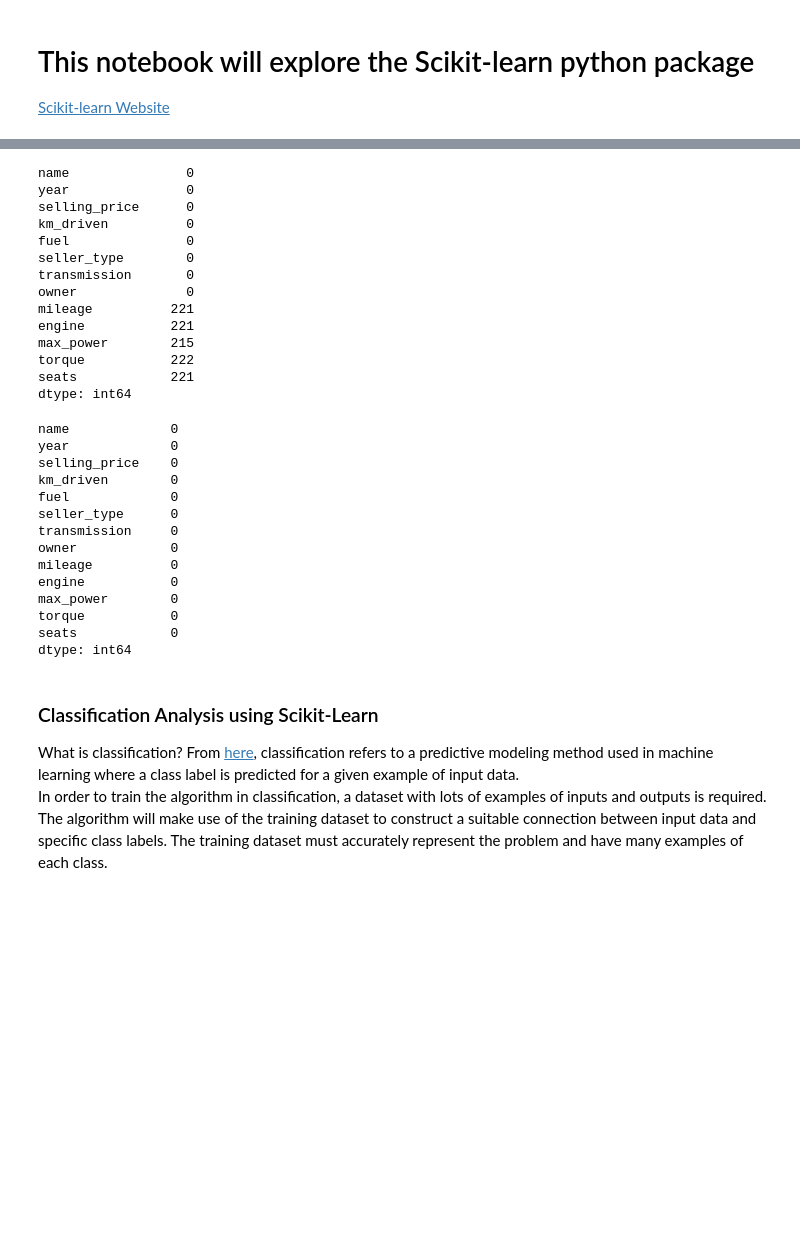
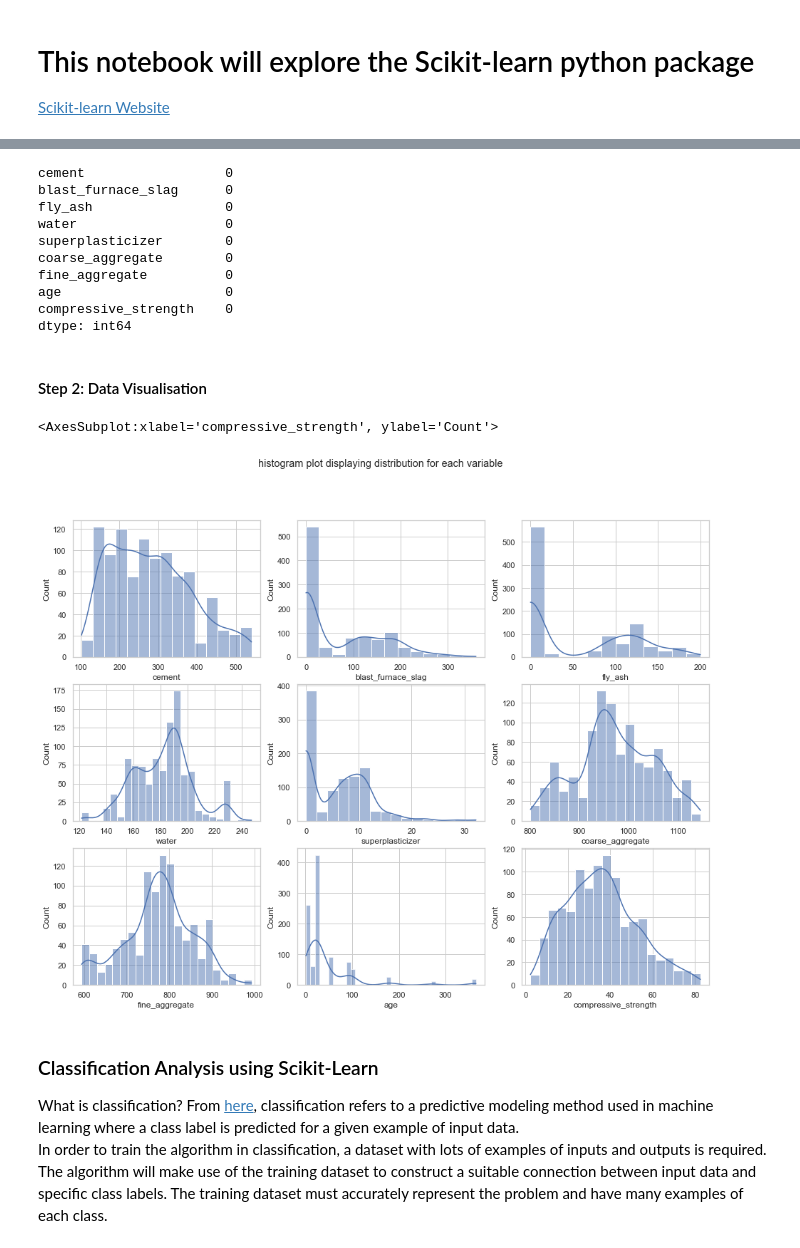
Before and after one commit to killfoley/ML-and-Stats, a Jupyter notebook: scikit-learn.ipynb, the cells around one changed output, grey strips where cells are left out. Cells and saved outputs as stored; diff of their text form; code cells hidden in the pictures; blank space fills up the shorter version.

```diff
--- a/scikit-learn.ipynb
+++ b/scikit-learn.ipynb
@@ -84,42 +103,37 @@ df_cars.describe(include='all')
 # %%
 # check for null values
-df_cars.isnull().sum()
+df_concrete.isnull().sum()
 # %% [output]
-name               0
-year               0
-selling_price      0
-km_driven          0
-fuel               0
-seller_type        0
-transmission       0
-owner              0
-mileage          221
-engine           221
-max_power        215
-torque           222
-seats            221
+cement                  0
+blast_furnace_slag      0
+fly_ash                 0
+water                   0
+superplasticizer        0
+coarse_aggregate        0
+fine_aggregate          0
+age                     0
+compressive_strength    0
 dtype: int64
-# %%
-# drop rows with null values
-df_cars = df_cars.dropna(axis=0, how='any')
-
-# check again for null values
-df_cars.isnull().sum()
-# %% [output]
-name             0
-year             0
-selling_price    0
-km_driven        0
-fuel             0
-seller_type      0
-transmission     0
-owner            0
-mileage          0
-engine           0
-max_power        0
-torque           0
-seats            0
-dtype: int64
+# %% [markdown]
+#### Step 2: Data Visualisation
+# %%
+# create a matplot lib grid
+fig, axes = plt.subplots(3, 3, figsize=(16,12))
+fig.suptitle('histogram plot displaying distribution for each variable')
+
+['cement','blast_furnace_slag','fly_ash','water','superplasticizer','coarse_aggregate','fine_aggregate','age','compressive_strength']
+sns.histplot(data=df_concrete,x='cement',kde=True,ax=axes[0,0])
+sns.histplot(data=df_concrete,x='blast_furnace_slag',kde=True,ax=axes[0,1])
+sns.histplot(data=df_concrete,x='fly_ash',kde=True,ax=axes[0,2])
+sns.histplot(data=df_concrete,x='water',kde=True,ax=axes[1,0])
+sns.histplot(data=df_concrete,x='superplasticizer',kde=True,ax=axes[1,1])
+sns.histplot(data=df_concrete,x='coarse_aggregate',kde=True,ax=axes[1,2])
+sns.histplot(data=df_concrete,x='fine_aggregate',kde=True,ax=axes[2,0])
+sns.histplot(data=df_concrete,x='age',kde=True,ax=axes[2,1])
+sns.histplot(data=df_concrete,x='compressive_strength',kde=True,ax=axes[2,2])
+# %% [output]
+<AxesSubplot:xlabel='compressive_strength', ylabel='Count'>
+[figure, added]
 # %% [markdown]
 ### Classification Analysis using Scikit-Learn
 What is classification?
```
Also changed, not shown: parts of 13 cells of this notebook, 2 other files.
